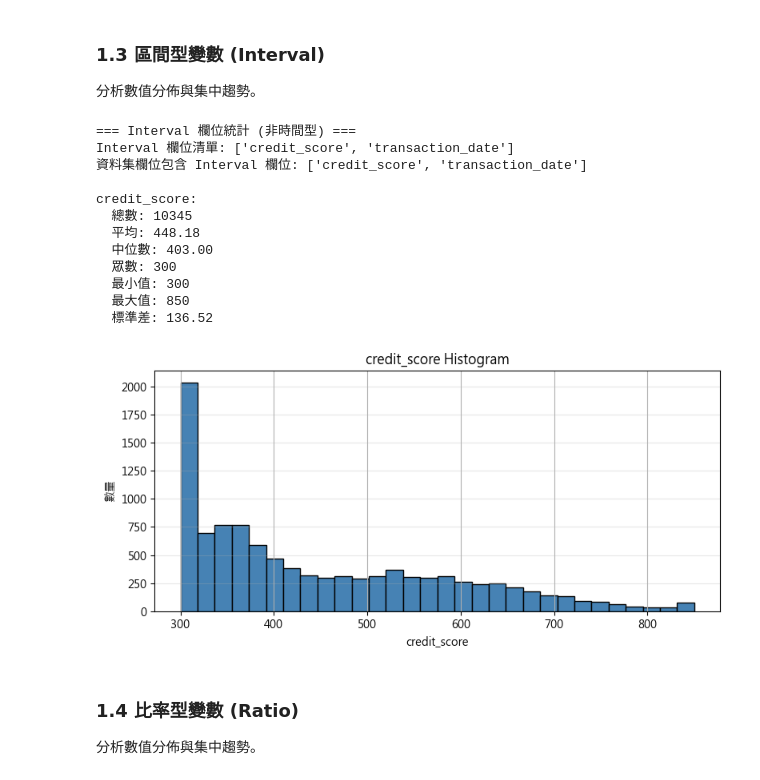
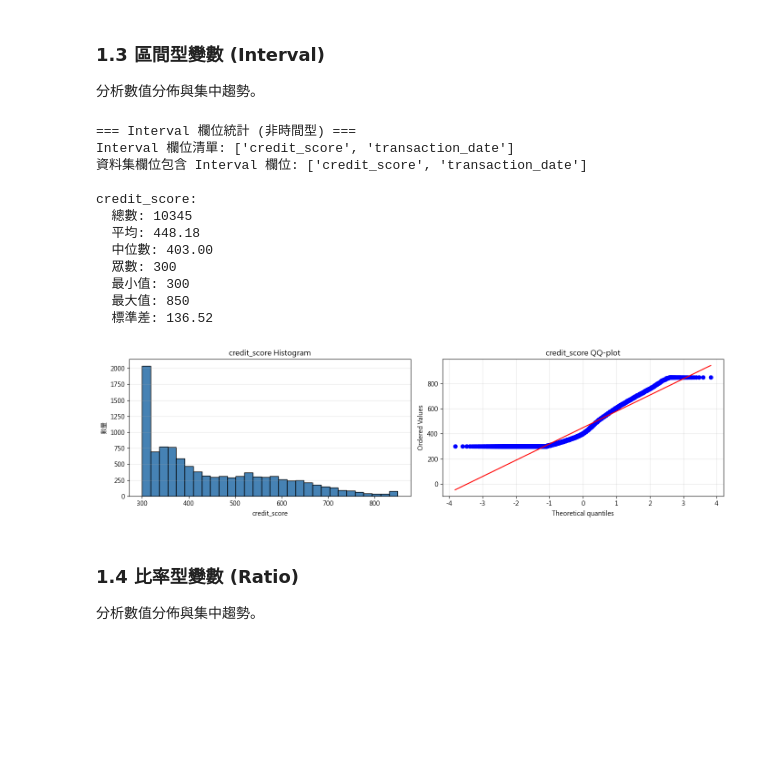
Before and after one commit to BobbleUnderBox/DataMiningG1FinalProject, a Jupyter notebook: notebooks/02_exploratory_data_analysis.ipynb, the cells around one changed output. Drawn from its saved outputs; the diff is of its cells as text; code cells hidden in the pictures; blank space fills up the shorter version.

Commit message:
EDA interval、ratio部分增加qq-plot

```diff
--- a/notebooks/02_exploratory_data_analysis.ipynb
+++ b/notebooks/02_exploratory_data_analysis.ipynb
@@ -208,41 +209,49 @@ customer_segment:
 print("=== Interval 欄位統計 (非時間型) ===")
 print(f"Interval 欄位清單: {data_types['Interval']}")
 print(f"資料集欄位包含 Interval 欄位: {[col for col in data_types['Interval'] if col in df.columns]}")
 
 for col in data_types['Interval']:
     if col in df.columns and col != 'transaction_date':  # transaction_date 在下面單獨處理
         print(f"\n{col}:")
         print(f"  總數: {df[col].count()}")
         print(f"  平均: {df[col].mean():.2f}")
         print(f"  中位數: {df[col].median():.2f}")
         print(f"  眾數: {df[col].mode().iloc[0]}")
         print(f"  最小值: {df[col].min()}")
         print(f"  最大值: {df[col].max()}")
         print(f"  標準差: {df[col].std():.2f}")
 
-        # 畫直方圖
-        plt.figure(figsize=(8, 4))
-        df[col].hist(bins=30, color='steelblue', edgecolor='black')
-        plt.title(f"{col} Histogram")
-        plt.xlabel(col)
-        plt.ylabel('數量')
-        plt.grid(axis='y', alpha=0.3)
+        # 畫直方圖與 QQ-plot
+        fig, axes = plt.subplots(1, 2, figsize=(14, 4))
+
+        # 直方圖
+        axes[0].hist(df[col], bins=30, color='steelblue', edgecolor='black')
+        axes[0].set_title(f"{col} Histogram")
+        axes[0].set_xlabel(col)
+        axes[0].set_ylabel('數量')
+        axes[0].grid(axis='y', alpha=0.3)
+
+        # QQ-plot
+        stats.probplot(df[col].dropna(), dist="norm", plot=axes[1])
+        axes[1].set_title(f"{col} QQ-plot")
+        axes[1].grid(alpha=0.3)
+
         plt.tight_layout()
         plt.show()
 # %% [output]
 === Interval 欄位統計 (非時間型) ===
 Interval 欄位清單: ['credit_score', 'transaction_date']
 資料集欄位包含 Interval 欄位: ['credit_score', 'transaction_date']
 
 credit_score:
   總數: 10345
   平均: 448.18
   中位數: 403.00
   眾數: 300
   最小值: 300
   最大值: 850
   標準差: 136.52
-[figure, old version]
+[figure, new version]
 # %% [markdown]
 ### 1.4 比率型變數 (Ratio)
 分析數值分佈與集中趨勢。
```
Also changed, not shown: parts of 7 cells of this notebook, 1 other file.
